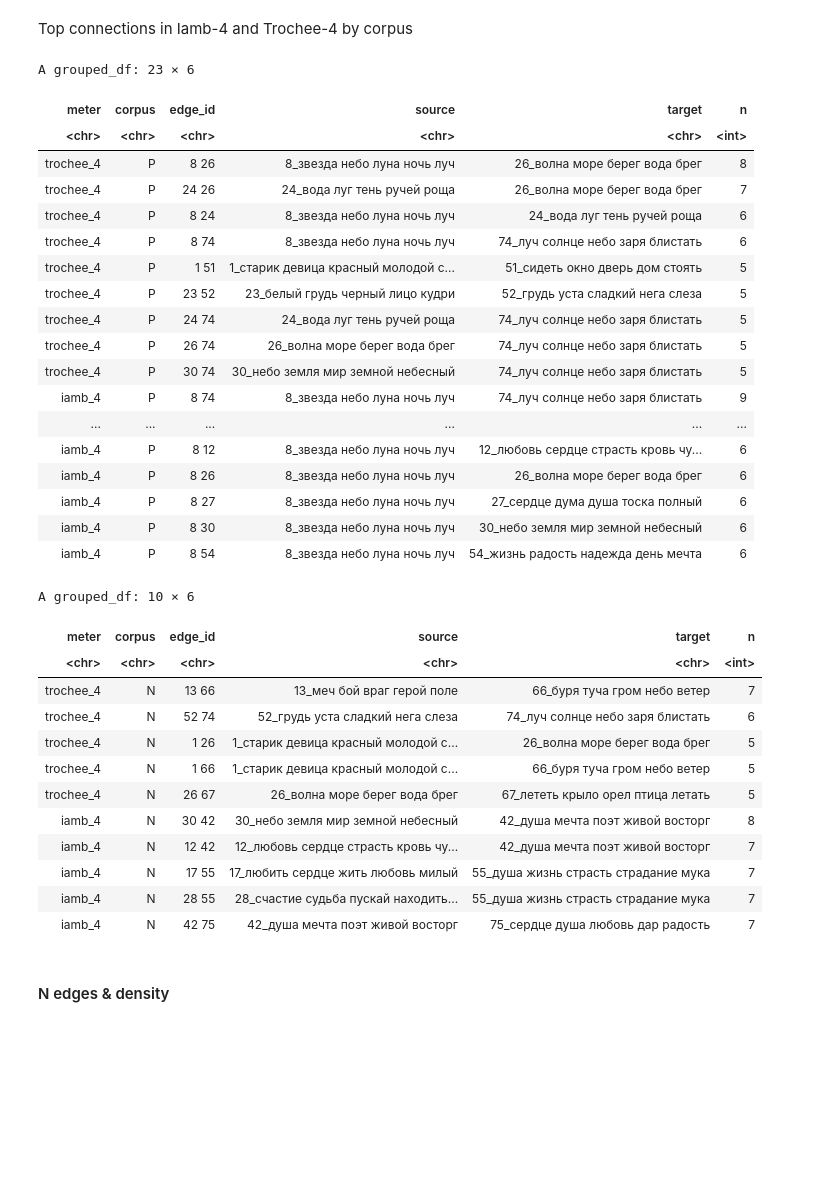
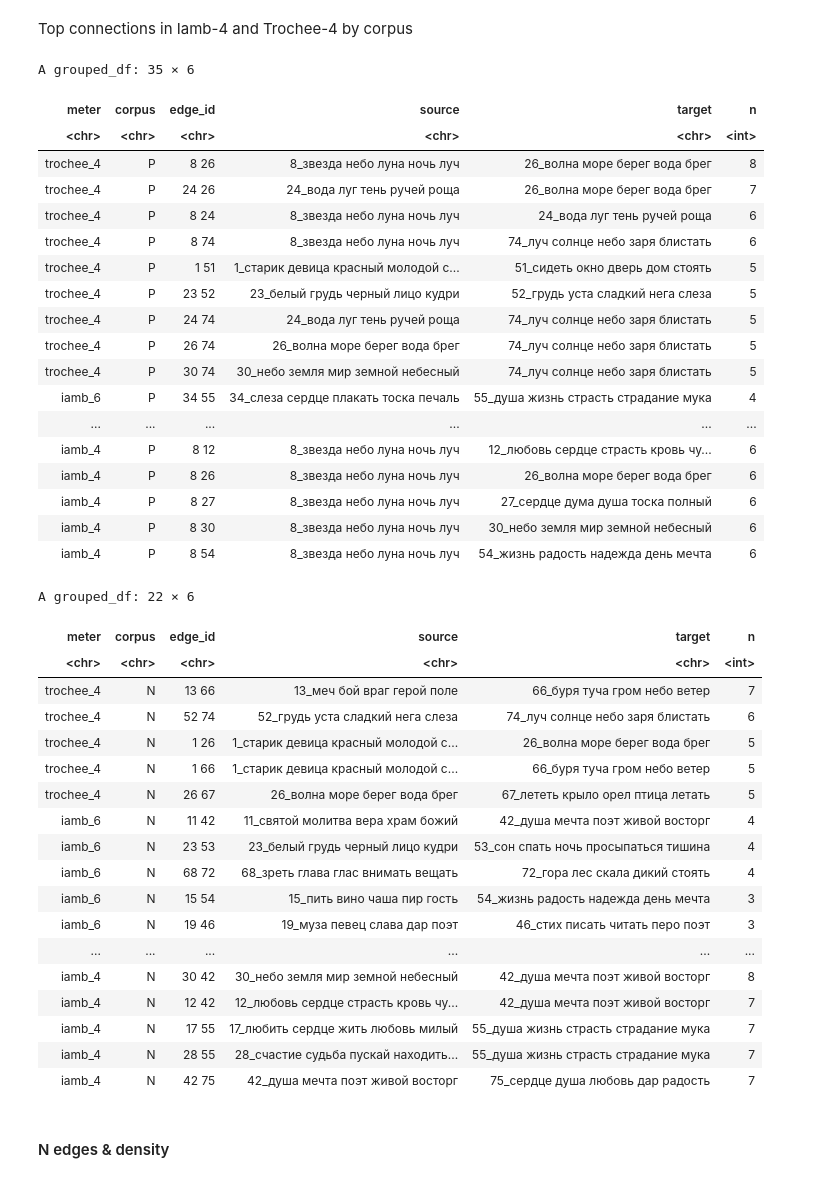
Before and after one commit to tonyamart/iamb_networks, a Jupyter notebook: scr/03_02_Networks_periodicals.ipynb, the cells around one changed output. Saved outputs shown, nothing was run; the diff lists cells and outputs as text; code cells hidden in the pictures; blank space fills up the shorter version.

```diff
--- a/scr/03_02_Networks_periodicals.ipynb
+++ b/scr/03_02_Networks_periodicals.ipynb
@@ -623,14 +651,14 @@ A tibble: 10 × 5
 Top connections in Iamb-4 and Trochee-4 by corpus
 # %%
 links_1830 %>%
-    filter(corpus == "P" & meter %in% c("trochee_4", "iamb_4")) %>%
+    filter(corpus == "P" & meter %in% c("trochee_4", "iamb_4", "iamb_6")) %>%
     group_by(meter) %>%
     top_n(5, n) %>%
     arrange(desc(n)) %>%
     arrange(desc(meter)) %>%
     arrange(desc(corpus))
 # %% [output]
-A grouped_df: 23 × 6
+A grouped_df: 35 × 6
 | meter | corpus | edge_id | source | target | n |
 | <chr> | <chr> | <chr> | <chr> | <chr> | <int> |
 | trochee_4 | P | 8 26 | 8_звезда небо луна ночь луч | 26_волна море берег вода брег | 8 |
@@ -642,7 +670,7 @@ A grouped_df: 23 × 6
 | trochee_4 | P | 24 74 | 24_вода луг тень ручей роща | 74_луч солнце небо заря блистать | 5 |
 | trochee_4 | P | 26 74 | 26_волна море берег вода брег | 74_луч солнце небо заря блистать | 5 |
 | trochee_4 | P | 30 74 | 30_небо земля мир земной небесный | 74_луч солнце небо заря блистать | 5 |
-| iamb_4 | P | 8 74 | 8_звезда небо луна ночь луч | 74_луч солнце небо заря блистать | 9 |
+| iamb_6 | P | 34 55 | 34_слеза сердце плакать тоска печаль | 55_душа жизнь страсть страдание мука | 4 |
 | ... | ... | ... | ... | ... | ... |
 | iamb_4 | P | 8 12 | 8_звезда небо луна ночь луч | 12_любовь сердце страсть кровь чу... | 6 |
 | iamb_4 | P | 8 26 | 8_звезда небо луна ночь луч | 26_волна море берег вода брег | 6 |
@@ -651,21 +679,27 @@ A grouped_df: 23 × 6
 | iamb_4 | P | 8 54 | 8_звезда небо луна ночь луч | 54_жизнь радость надежда день мечта | 6 |
 # %%
 links_1830 %>%
-    filter(corpus == "N" & meter %in% c("trochee_4", "iamb_4")) %>%
+    filter(corpus == "N" & meter %in% c("trochee_4", "iamb_4", "iamb_6")) %>%
     group_by(meter) %>%
     top_n(5, n) %>%
     arrange(desc(n)) %>%
     arrange(desc(meter)) %>%
     arrange(desc(corpus))
 # %% [output]
-A grouped_df: 10 × 6
+A grouped_df: 22 × 6
 | meter | corpus | edge_id | source | target | n |
 | <chr> | <chr> | <chr> | <chr> | <chr> | <int> |
 | trochee_4 | N | 13 66 | 13_меч бой враг герой поле | 66_буря туча гром небо ветер | 7 |
 | trochee_4 | N | 52 74 | 52_грудь уста сладкий нега слеза | 74_луч солнце небо заря блистать | 6 |
 | trochee_4 | N | 1 26 | 1_старик девица красный молодой с... | 26_волна море берег вода брег | 5 |
 | trochee_4 | N | 1 66 | 1_старик девица красный молодой с... | 66_буря туча гром небо ветер | 5 |
 | trochee_4 | N | 26 67 | 26_волна море берег вода брег | 67_лететь крыло орел птица летать | 5 |
+| iamb_6 | N | 11 42 | 11_святой молитва вера храм божий | 42_душа мечта поэт живой восторг | 4 |
+| iamb_6 | N | 23 53 | 23_белый грудь черный лицо кудри | 53_сон спать ночь просыпаться тишина | 4 |
+| iamb_6 | N | 68 72 | 68_зреть глава глас внимать вещать | 72_гора лес скала дикий стоять | 4 |
+| iamb_6 | N | 15 54 | 15_пить вино чаша пир гость | 54_жизнь радость надежда день мечта | 3 |
+| iamb_6 | N | 19 46 | 19_муза певец слава дар поэт | 46_стих писать читать перо поэт | 3 |
+| ... | ... | ... | ... | ... | ... |
 | iamb_4 | N | 30 42 | 30_небо земля мир земной небесный | 42_душа мечта поэт живой восторг | 8 |
 | iamb_4 | N | 12 42 | 12_любовь сердце страсть кровь чу... | 42_душа мечта поэт живой восторг | 7 |
 | iamb_4 | N | 17 55 | 17_любить сердце жить любовь милый | 55_душа жизнь страсть страдание мука | 7 |
```
Also changed, not shown: parts of 15 cells of this notebook, 3 other files.
